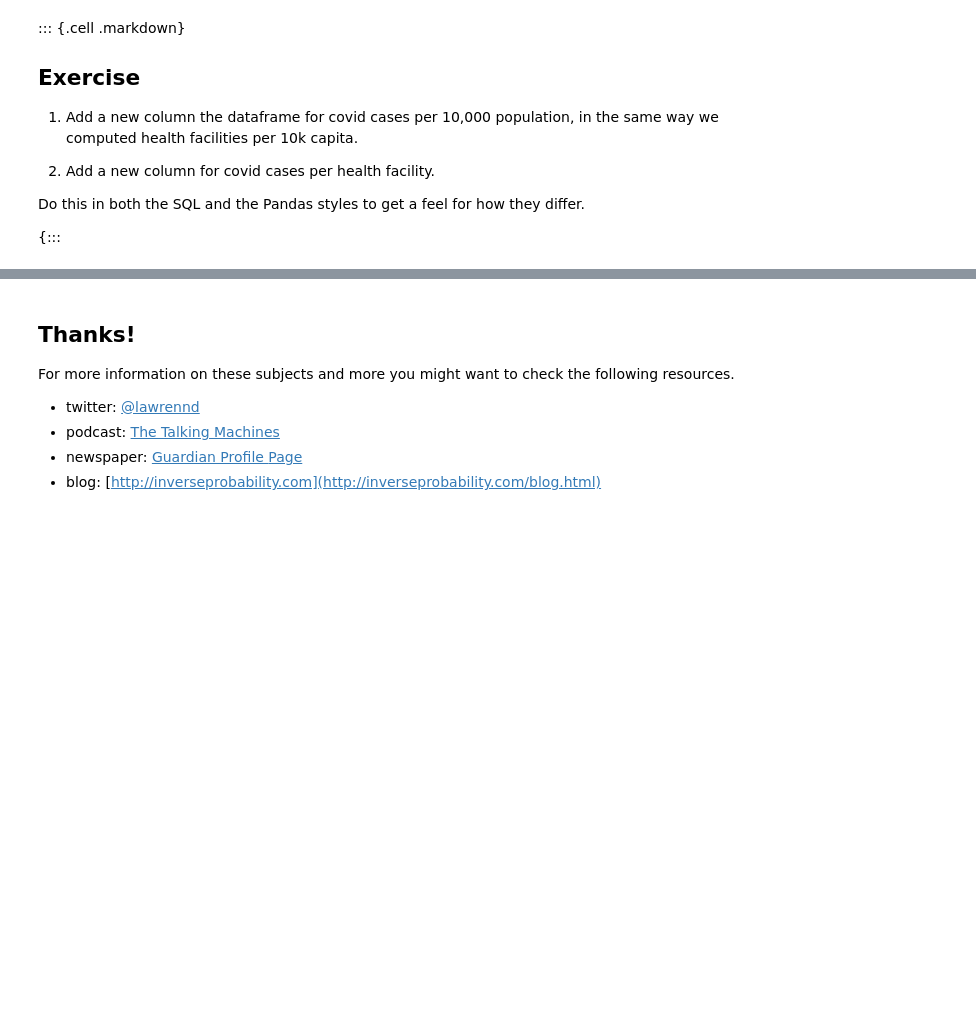
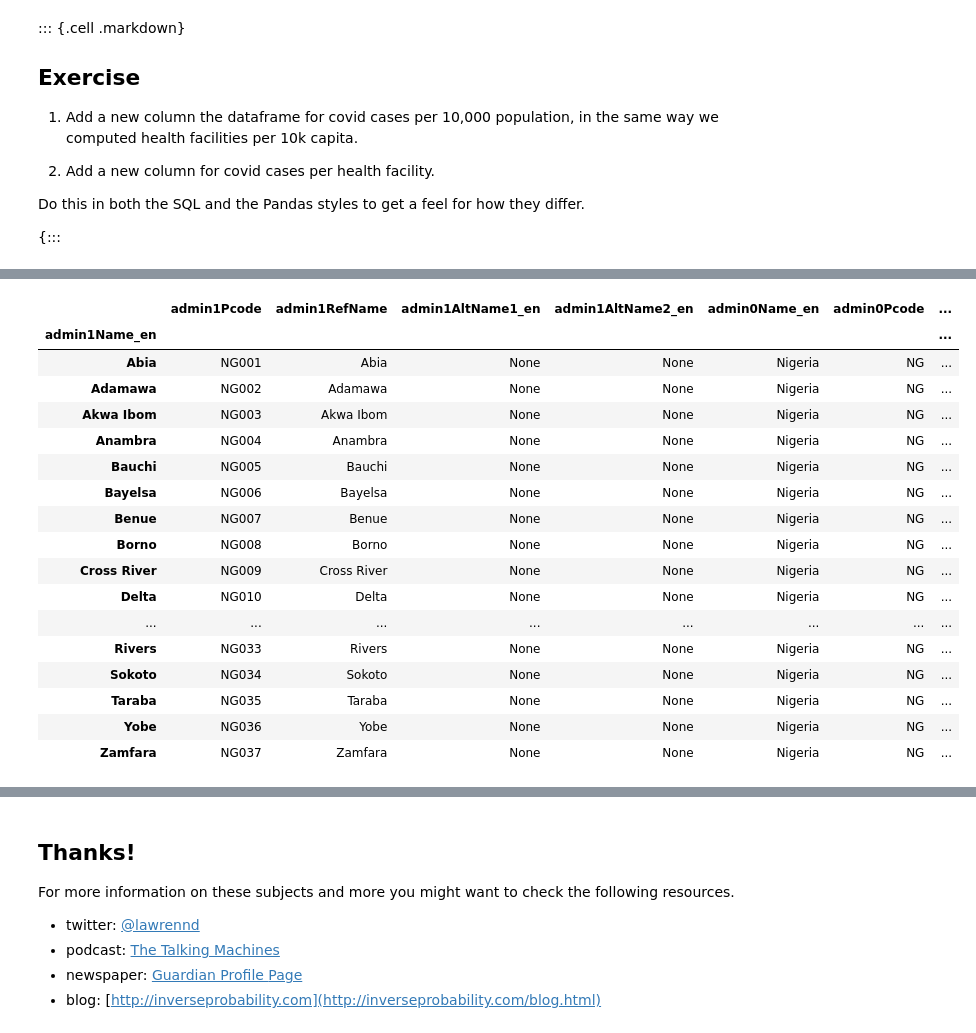
Before and after one commit to bkotryna/schmidt_team4, a Jupyter notebook: 2020_07_24_ml_systems_KB.ipynb, the cells around one changed output, grey strips where cells are left out. Drawn from its saved outputs; the diff is of its cells as text; code cells hidden in the pictures; blank space fills up the shorter version.

```diff
--- a/2020_07_24_ml_systems_KB.ipynb
+++ b/2020_07_24_ml_systems_KB.ipynb
@@ -1174,3 +1295,27 @@ differ.
+# %%
+pop_joined['cases_per_capita_10k'] = pop_joined['covid_cases_by_state'] * 10000 / pop_joined['population']
+pop_joined['cases_per_facility'] = pop_joined['covid_cases_by_state'] / pop_joined['hosp_state']
+# %%
+pop_joined
+# %% [output]
+|  | admin1Pcode | admin1RefName | admin1AltName1_en | admin1AltName2_en | admin0Name_en | admin0Pcode | ... |
+| admin1Name_en |  |  |  |  |  |  | ... |
+| Abia | NG001 | Abia | None | None | Nigeria | NG | ... |
+| Adamawa | NG002 | Adamawa | None | None | Nigeria | NG | ... |
+| Akwa Ibom | NG003 | Akwa Ibom | None | None | Nigeria | NG | ... |
+| Anambra | NG004 | Anambra | None | None | Nigeria | NG | ... |
+| Bauchi | NG005 | Bauchi | None | None | Nigeria | NG | ... |
+| Bayelsa | NG006 | Bayelsa | None | None | Nigeria | NG | ... |
+| Benue | NG007 | Benue | None | None | Nigeria | NG | ... |
+| Borno | NG008 | Borno | None | None | Nigeria | NG | ... |
+| Cross River | NG009 | Cross River | None | None | Nigeria | NG | ... |
+| Delta | NG010 | Delta | None | None | Nigeria | NG | ... |
+| ... | ... | ... | ... | ... | ... | ... | ... |
+| Rivers | NG033 | Rivers | None | None | Nigeria | NG | ... |
+| Sokoto | NG034 | Sokoto | None | None | Nigeria | NG | ... |
+| Taraba | NG035 | Taraba | None | None | Nigeria | NG | ... |
+| Yobe | NG036 | Yobe | None | None | Nigeria | NG | ... |
+| Zamfara | NG037 | Zamfara | None | None | Nigeria | NG | ... |
 # %%
 base = nigeria.plot(color='white', edgecolor='black', alpha=0, figsize=(11, 11))
 pop_joined.plot(ax=base, column='cases_per_capita_10k', edgecolor='black', legend=True)
```
Also changed, not shown: parts of 22 cells of this notebook, 5 other files.
